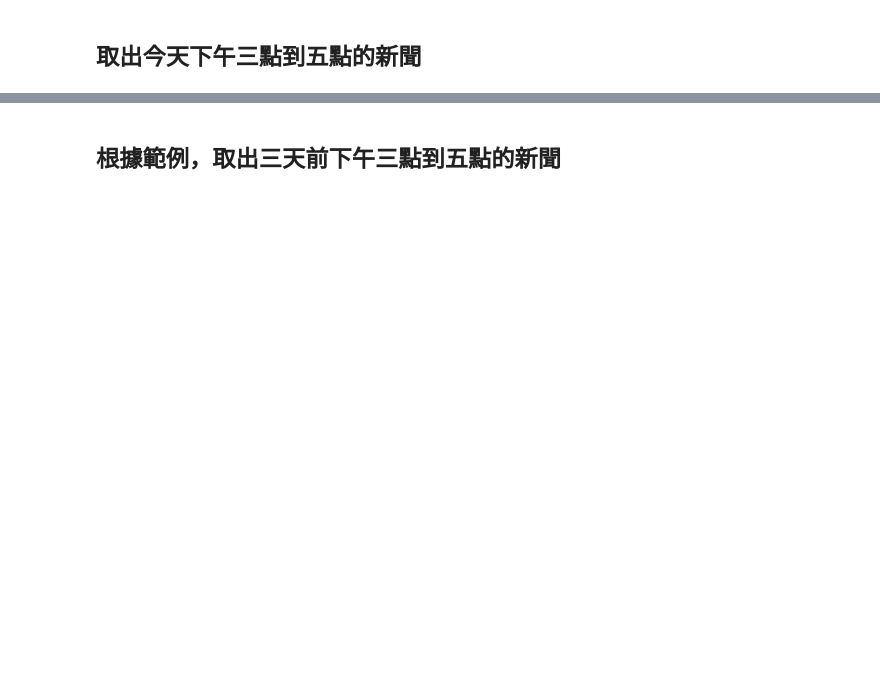
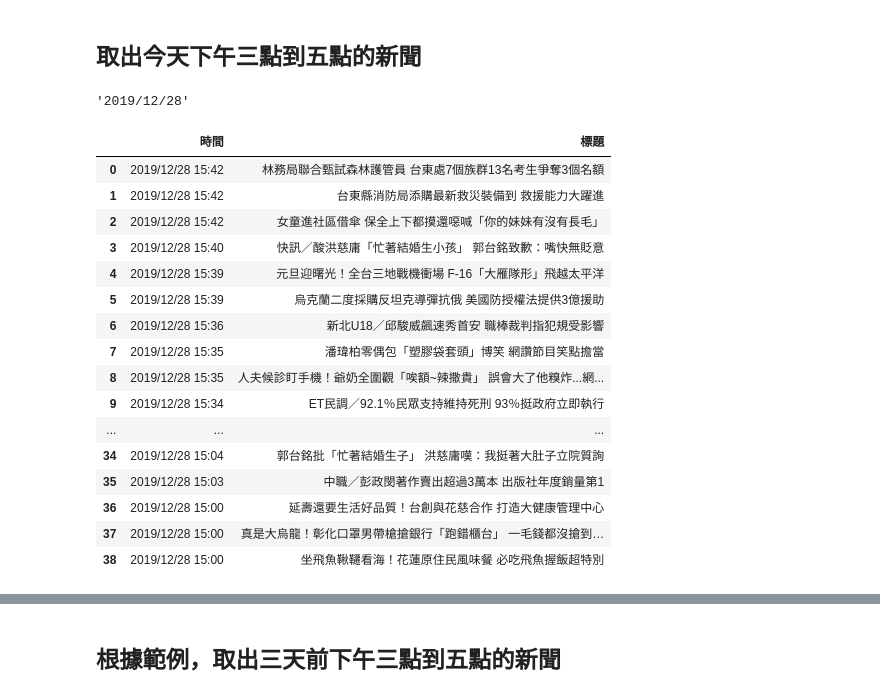
Before and after one commit to gty2920/1st-PyCrawlerMarathon, a Jupyter notebook: Day021_HW.ipynb, the cells around one changed output, grey strips where cells are left out. Drawn from its saved outputs; the diff is of its cells as text; code cells hidden in the pictures; blank space fills up the shorter version.

```diff
--- a/Day021_HW.ipynb
+++ b/Day021_HW.ipynb
@@ -36,0 +25,6 @@ soup=BeautifulSoup(html_source,'html5lib')
+# %%
+from datetime import datetime,timedelta
+
+date_time=datetime.now()-timedelta(1)
+date_time=date_time.strftime('%Y/%m/%d')
+date_time
@@ -37,4 +65,9 @@ soup=BeautifulSoup(html_source,'html5lib')
 # %%
-for d in soup.find('div',class_="part_list_2").find_all('h3'):
-    print(d.find(class_="date").text,d.find('a').text)
+html_source=browser.page_source
+soup=BeautifulSoup(html_source,'html5lib')
+
+for d in soup.find(class_="part_list_2").find_all('h3'):
+    if date_time in d.find(class_="date").text :
+        break
+    print(d.find(class_="date").text,d.find_all('a')[-1].text)
 # %% [output]
@@ -58,2 +91,46 @@ for d in soup.find('div',class_="part_list_2").find_all('h3'):
 # %% [markdown]
 ## 取出今天下午三點到五點的新聞
+# %%
+from datetime import datetime,timedelta
+import time
+date_timeH=datetime.now()
+date_timeH=date_timeH.strftime('%Y/%m/%d')
+date_timeH
+# %% [output]
+'2019/12/28'
+# %%
+import pandas as pd
+date_time15H=date_timeH+' 15:00'
+date_time17H=date_timeH+' 17:00'
+date_time15H=pd.to_datetime(date_time15H)
+date_time17H=pd.to_datetime(date_time17H)
+# %%
+news=[]
+for d in soup.find(class_="part_list_2").find_all('h3'):
+    if datetime.strptime(d.find(class_="date").text, '%Y/%m/%d %H:%M') < date_time15H:
+        break
+    if datetime.strptime(d.find(class_="date").text, '%Y/%m/%d %H:%M') < date_time17H:
+        news.append({
+            '時間': d.find(class_="date").text,
+            '標題': d.find_all('a')[-1].text
+        })
+import pandas as pd
+pd.DataFrame(news)
+# %% [output]
+|  | 時間 | 標題 |
+| 0 | 2019/12/28 15:42 | 林務局聯合甄試森林護管員 台東處7個族群13名考生爭奪3個名額 |
+| 1 | 2019/12/28 15:42 | 台東縣消防局添購最新救災裝備到 救援能力大躍進 |
+| 2 | 2019/12/28 15:42 | 女童進社區借傘 保全上下都摸還噁喊「你的妹妹有沒有長毛」 |
+| 3 | 2019/12/28 15:40 | 快訊／酸洪慈庸「忙著結婚生小孩」 郭台銘致歉：嘴快無貶意 |
+| 4 | 2019/12/28 15:39 | 元旦迎曙光！全台三地戰機衝場 F-16「大雁隊形」飛越太平洋 |
+| 5 | 2019/12/28 15:39 | 烏克蘭二度採購反坦克導彈抗俄 美國防授權法提供3億援助 |
+| 6 | 2019/12/28 15:36 | 新北U18／邱駿威飆速秀首安 職棒裁判指犯規受影響 |
+| 7 | 2019/12/28 15:35 | 潘瑋柏零偶包「塑膠袋套頭」博笑 網讚節目笑點擔當 |
+| 8 | 2019/12/28 15:35 | 人夫候診盯手機！爺奶全圍觀「唉額~辣撒貴」 誤會大了他糗炸...網... |
+| 9 | 2019/12/28 15:34 | ET民調／92.1％民眾支持維持死刑 93％挺政府立即執行 |
+| ... | ... | ... |
+| 34 | 2019/12/28 15:04 | 郭台銘批「忙著結婚生子」 洪慈庸嘆：我挺著大肚子立院質詢 |
+| 35 | 2019/12/28 15:03 | 中職／彭政閔著作賣出超過3萬本 出版社年度銷量第1 |
+| 36 | 2019/12/28 15:00 | 延壽還要生活好品質！台創與花慈合作 打造大健康管理中心 |
+| 37 | 2019/12/28 15:00 | 真是大烏龍！彰化口罩男帶槍搶銀行「跑錯櫃台」 一毛錢都沒搶到… |
+| 38 | 2019/12/28 15:00 | 坐飛魚鞦韆看海！花蓮原住民風味餐 必吃飛魚握飯超特別 |
```
Also changed, not shown: parts of 15 cells of this notebook.
